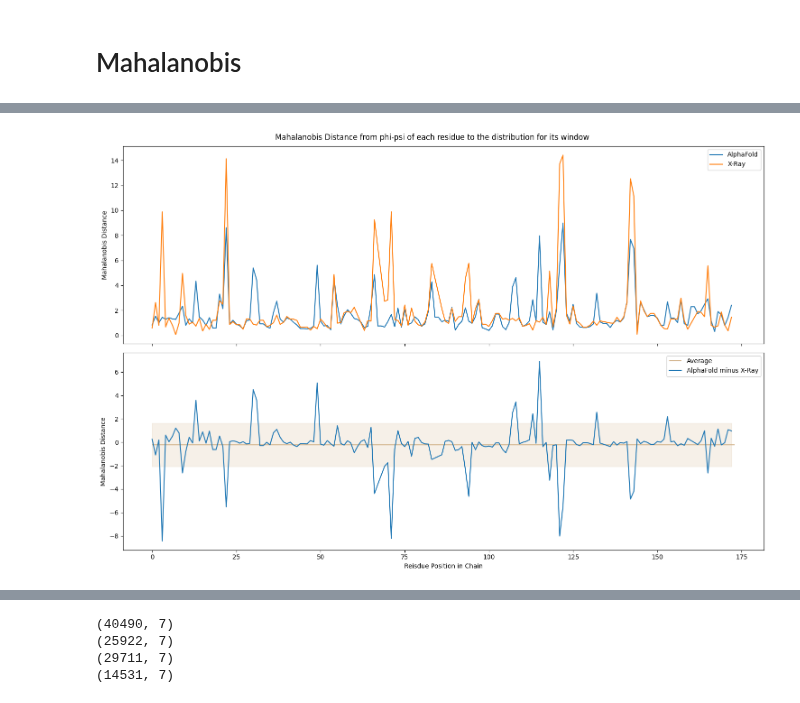
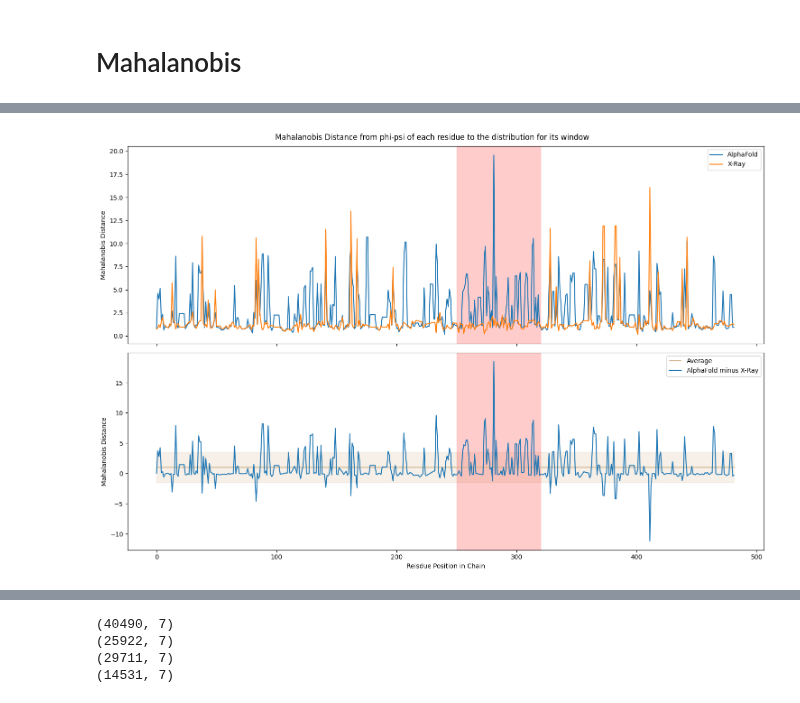
Before and after one commit to Musa-Azeem/protein-dihedral-visualization, a Jupyter notebook: casp.ipynb, the cells around one changed output, grey strips where cells are left out. Drawn from its saved outputs; the diff is of its cells as text; code cells hidden in the pictures.

```diff
--- a/casp.ipynb
+++ b/casp.ipynb
@@ -22,7 +24,9 @@ True
 # %%
 WINDOW_SIZE = 3
 PDBMINE_URL = os.getenv("PDBMINE_URL")
-casp_protein_id = 'T1032'
-casp_protein_id2 = 'T1032-D1'
-pdb_code = '6n64'
-alphafold_id = 'T1032TS427_1'
+casp_protein_id = 'T1024'
+casp_protein_id2 = 'T1024'
+pdb_code = '6t1z'
+alphafold_id = f'{casp_protein_id}TS427_1'
+outdir = Path(f'csvs/{casp_protein_id}')
+outdir.mkdir(exist_ok=False, parents=True)
@@ -581,26 +530,34 @@ xray_phi_psi.to_csv('xray_phi_psi_md.csv', index=False)
 # %%
-phi_psi_predictions = pd.read_csv('phi_psi_predictions_md.csv')
-xray_phi_psi = pd.read_csv('xray_phi_psi_md.csv')
+eps=10
+phi_psi_predictions = pd.read_csv(outdir / f'phi_psi_predictions_md-eps{eps}.csv')
+xray_phi_psi = pd.read_csv(outdir / f'xray_phi_psi_md-eps{eps}.csv')
 # %%
 # Plot xray vs prediction md for each residue of one prediction
-phi_psi_predictions['Source'] = 'CASP Prediction'
-phi_psi_predictions.loc[phi_psi_predictions.protein_id == alphafold_id, 'Source'] = 'AlphaFold'
-alpha = phi_psi_predictions.loc[phi_psi_predictions.protein_id == alphafold_id]
-xray_phi_psi['Source'] = 'X-Ray'
-both = pd.merge(alpha, xray_phi_psi, how='inner', on=['seq','seq'], suffixes=('_alpha','_xray'))
-both['md_diff'] = both['md_alpha'] - both['md_xray']
-fig, axes = plt.subplots(2, figsize=(15,10), sharex=True)
-sns.lineplot(data=both.reset_index(), x='index', y='md_alpha', ax=axes[0], label='AlphaFold')
-sns.lineplot(data=both.reset_index(), x='index', y='md_xray', ax=axes[0], label='X-Ray')
-axes[0].set_ylabel('Mahalanobis Distance')
-axes[1].hlines(both['md_diff'].mean(), xmin=0, xmax=len(both), color='tan', label='Average')
-axes[1].fill_between(x=both.index, y1=both['md_diff'].mean() + both['md_diff'].std(), y2=both['md_diff'].mean() - both['md_diff'].std(), color='tan', alpha=0.2)
-sns.lineplot(data=both.reset_index(), x='index', y='md_diff', ax=axes[1], label='AlphaFold minus X-Ray')
-axes[1].set_ylabel('Mahalanobis Distance')
-axes[1].set_xlabel('Reisdue Position in Chain')
-fig.suptitle('Mahalanobis Distance from phi-psi of each residue to the distribution for its window')
-plt.tight_layout()
+def plot_res_vs_md(pred_id, pred_name=None, highlight_res=None):
+    pred_name = pred_name or pred_id
+    phi_psi_predictions['Source'] = 'CASP Prediction'
+    phi_psi_predictions.loc[phi_psi_predictions.protein_id == pred_id, 'Source'] = pred_name
+    alpha = phi_psi_predictions.loc[phi_psi_predictions.protein_id == pred_id]
+    xray_phi_psi['Source'] = 'X-Ray'
+    both = pd.merge(alpha, xray_phi_psi, how='inner', on=['seq','seq'], suffixes=('_alpha','_xray'))
+    both['md_diff'] = both['md_alpha'] - both['md_xray']
+    fig, axes = plt.subplots(2, figsize=(15,10), sharex=True)
+    sns.lineplot(data=both.reset_index(), x='index', y='md_alpha', ax=axes[0], label=pred_name)
+    sns.lineplot(data=both.reset_index(), x='index', y='md_xray', ax=axes[0], label='X-Ray')
+    axes[0].set_ylabel('Mahalanobis Distance')
+    axes[1].hlines(both['md_diff'].mean(), xmin=0, xmax=len(both), color='tan', label='Average')
+    axes[1].fill_between(x=both.index, y1=both['md_diff'].mean() + both['md_diff'].std(), y2=both['md_diff'].mean() - both['md_diff'].std(), color='tan', alpha=0.2)
+    sns.lineplot(data=both.reset_index(), x='index', y='md_diff', ax=axes[1], label=f'{pred_name} minus X-Ray')
+    axes[1].set_ylabel('Mahalanobis Distance')
+    axes[1].set_xlabel('Reisdue Position in Chain')
+    fig.suptitle('Mahalanobis Distance from phi-psi of each residue to the distribution for its window')
+    plt.tight_layout()
 
+    if highlight_res:
+        for ax in axes:
+            ax.axvspan(highlight_res[0], highlight_res[1], color='red', alpha=0.2)
+
+plot_res_vs_md(alphafold_id, pred_name="AlphaFold", highlight_res=(250, 320))
 # NOTE: for presentation, highlight area around res-300 to show this is where alphafold did bad
 # %% [output]
-[figure, old version]
+[figure, new version]
```
Also changed, not shown: parts of 22 cells of this notebook.
